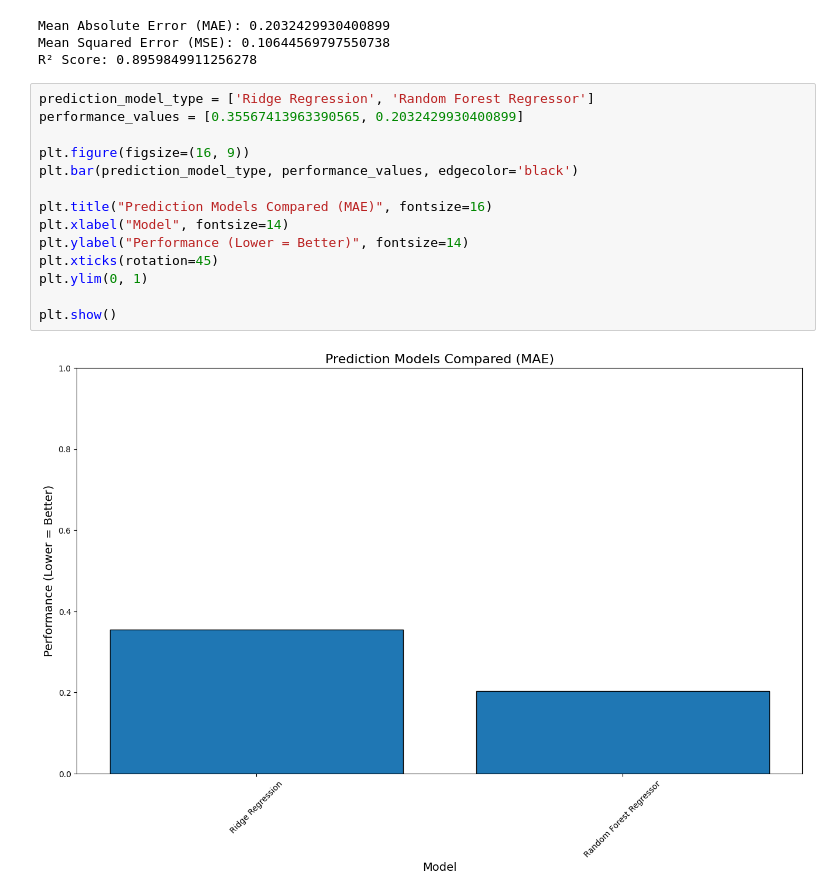
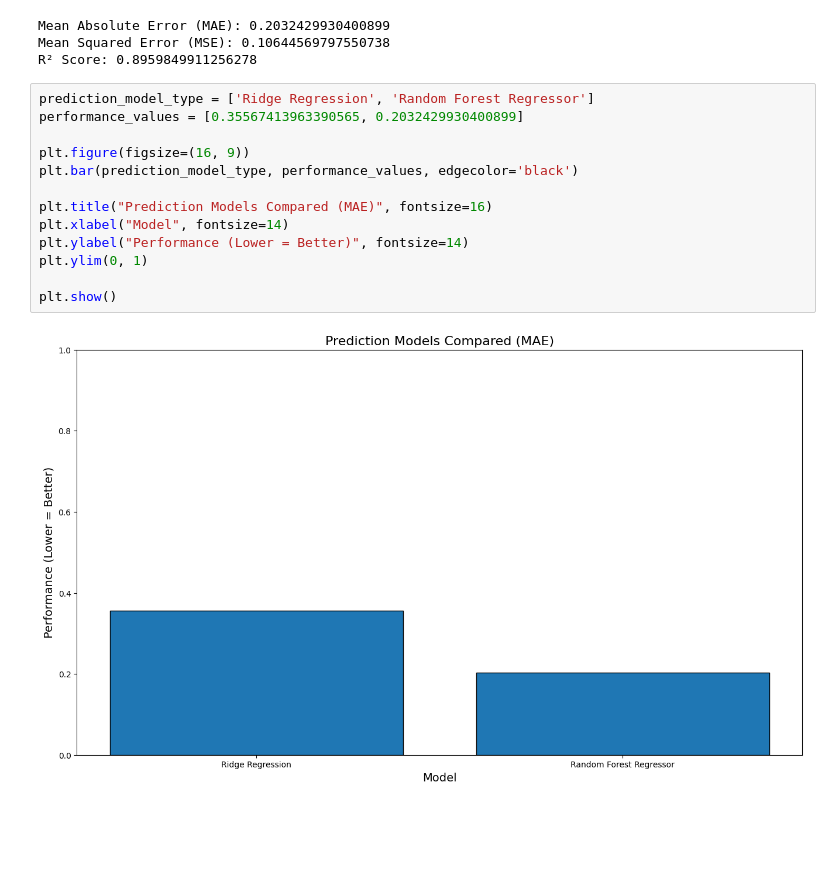
Before and after one commit to brandon-s-lin/Salary-Prediction-Model, a Jupyter notebook: Final Project Code Visuals and Machine Learning Models.ipynb, the cells around one changed output. Saved outputs shown, nothing was run; the diff lists cells and outputs as text; blank space fills up the shorter version.

Commit message:
Visuals and Prediction Models

```diff
--- a/Final Project Code Visuals and Machine Learning Models.ipynb
+++ b/Final Project Code Visuals and Machine Learning Models.ipynb
@@ -339,19 +339,18 @@ R² Score: 0.8959849911256278
 # %%
 prediction_model_type = ['Ridge Regression', 'Random Forest Regressor']
 performance_values = [0.35567413963390565, 0.2032429930400899]
 
 plt.figure(figsize=(16, 9))
 plt.bar(prediction_model_type, performance_values, edgecolor='black')
 
 plt.title("Prediction Models Compared (MAE)", fontsize=16)
 plt.xlabel("Model", fontsize=14)
 plt.ylabel("Performance (Lower = Better)", fontsize=14)
-plt.xticks(rotation=45)
 plt.ylim(0, 1)
 
 plt.show()
 # %% [output]
-[figure, old version]
+[figure, new version]
 # %%
 prediction_model_type = ['Ridge Regression', 'Random Forest Regressor']
 performance_values = [0.20758432457804746, 0.10644569797550738]
```
Also changed, not shown: parts of 2 cells of this notebook.
